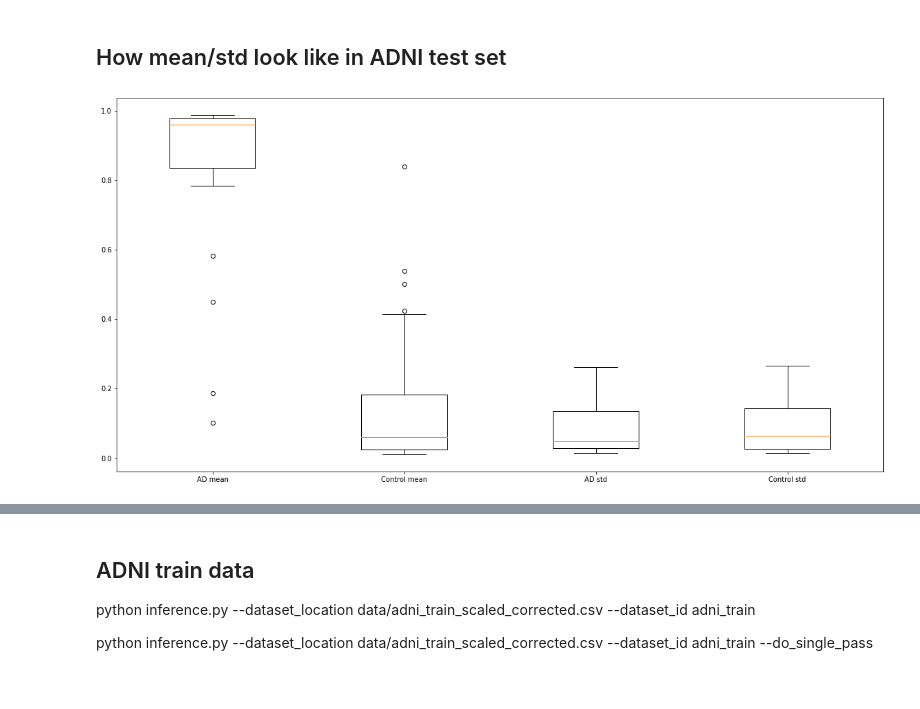
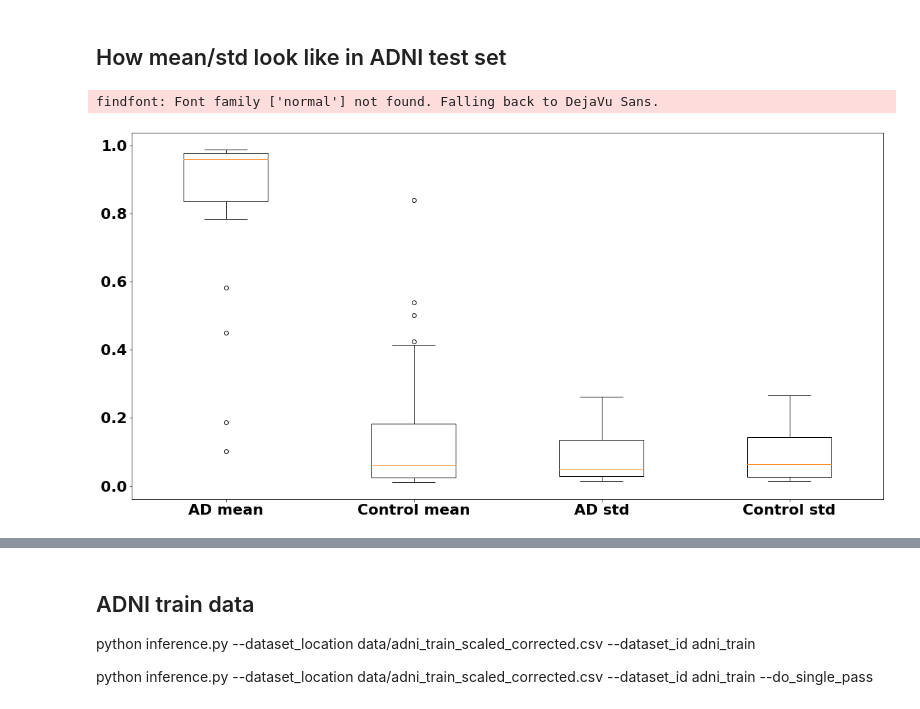
Before and after one commit to tighu20/adni_phenotypes, a Jupyter notebook: results/ADNI_test_Results.ipynb, the cells around one changed output, grey strips where cells are left out. Cells and saved outputs as stored; diff of their text form; code cells hidden in the pictures.

```diff
--- a/results/ADNI_test_Results.ipynb
+++ b/results/ADNI_test_Results.ipynb
@@ -71,18 +72,25 @@ joined_df
 # %%
 plt.subplots(figsize=(20, 10))
 all_data = [joined_df[joined_df.diagnosis == 1]['mean'].values,
             joined_df[joined_df.diagnosis == 0]['mean'].values,
             ##
             joined_df[joined_df.diagnosis == 1]['std'].values,
             joined_df[joined_df.diagnosis == 0]['std'].values,]
 
 
 _ = plt.boxplot(all_data, labels=['AD mean', 'Control mean',
                                   'AD std', 'Control std'])
+
+font = {'family' : 'normal',
+        'weight' : 'bold',
+        'size'   : 22}
+
+matplotlib.rc('font', **font)
 plt.show()
 plt.close()
 # %% [output]
+findfont: Font family ['normal'] not found. Falling back to DejaVu Sans.
-[figure, old version]
+[figure, new version]
 # %%
 plt.subplots(figsize=(10, 5))
 
```
Also changed, not shown: parts of 4 cells of this notebook, 7 other files.
